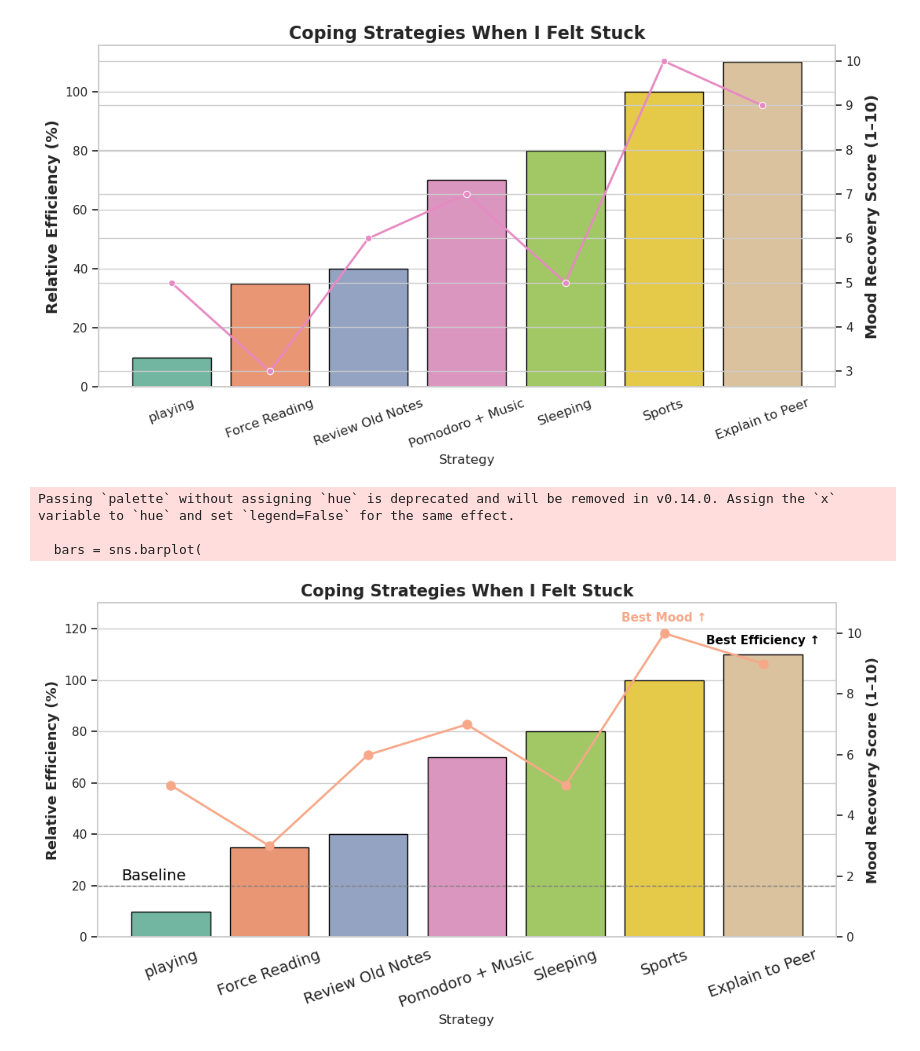
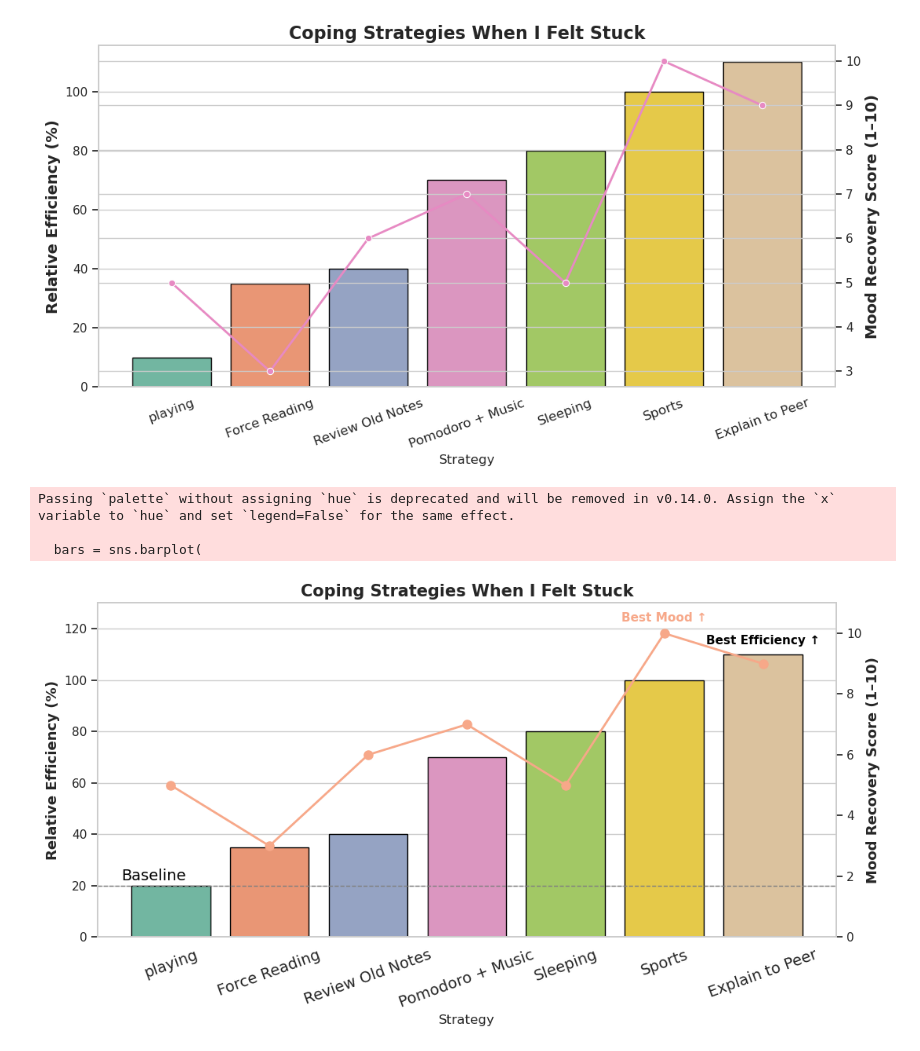
Before and after one commit to HaibinLai/HaibinLai.github.io, a Jupyter notebook: exp3.ipynb, the cells around one changed output. Drawn from its saved outputs; the diff is of its cells as text; code cells hidden in the pictures.

```diff
--- a/exp3.ipynb
+++ b/exp3.ipynb
@@ -94,7 +94,7 @@ plt.rcParams.update({'font.size': 12})
 
 # 数据准备
 strategies = ['playing', 'Force Reading', 'Review Old Notes', 'Pomodoro + Music', 'Sleeping', 'Sports', 'Explain to Peer']
-effectiveness = [10, 35, 40, 70, 80, 100, 110]
+effectiveness = [20, 35, 40, 70, 80, 100, 110]
 mood_score = [5, 3, 6, 7, 5, 10, 9]
 
 # 构造 DataFrame 并排序
@@ -138,31 +138,31 @@ ax1.text(
 
 max_mood_idx = df['Mood Recovery'].idxmax()
 ax2.text(
     max_mood_idx, df.loc[max_mood_idx, 'Mood Recovery'] + 0.4,
     "Best Mood ↑", ha='center', color=highlight_color, fontsize=11, fontweight='bold'
 )
 
 # 标签设置
 ax1.set_ylabel('Relative Efficiency (%)', fontsize=13, fontweight='bold')
 ax2.set_ylabel('Mood Recovery Score (1–10)', fontsize=13, fontweight='bold')
 ax1.set_title("Coping Strategies When I Felt Stuck", fontsize=15, fontweight='bold')
 ax1.set_ylim(0, 130)
 ax2.set_ylim(0, 11)
 
 # ax2.spines['right'].set_visible(False)  # 隐藏右边边框（可选）
 ax2.grid(False)  # 不显示右侧坐标轴网格
 # 横坐标样式
 ax1.tick_params(axis='x', rotation=20)
 ax1.set_xticklabels(df['Strategy'], fontsize=14)
 
 plt.tight_layout()
 
 # save as fig
 plt.savefig('coping_strategies.png', dpi=300, bbox_inches='tight')
 
 plt.show()
 # %% [output]
 Passing `palette` without assigning `hue` is deprecated and will be removed in v0.14.0. Assign the `x` variable to `hue` and set `legend=False` for the same effect.
 
   bars = sns.barplot(
-[figure, old version]
+[figure, new version]
```
Also changed, not shown: 2 other files.
